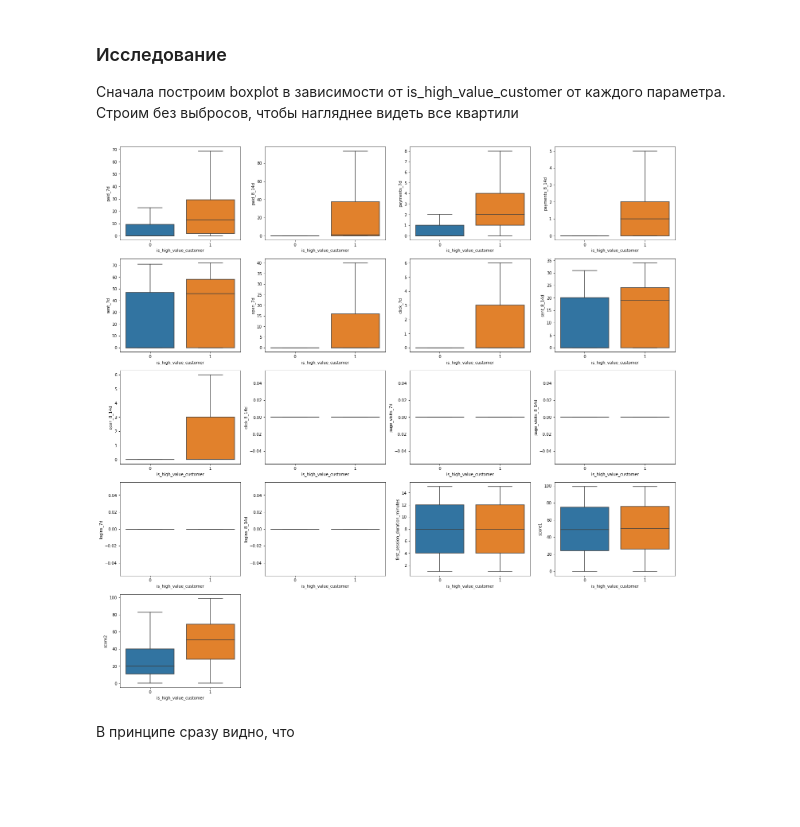
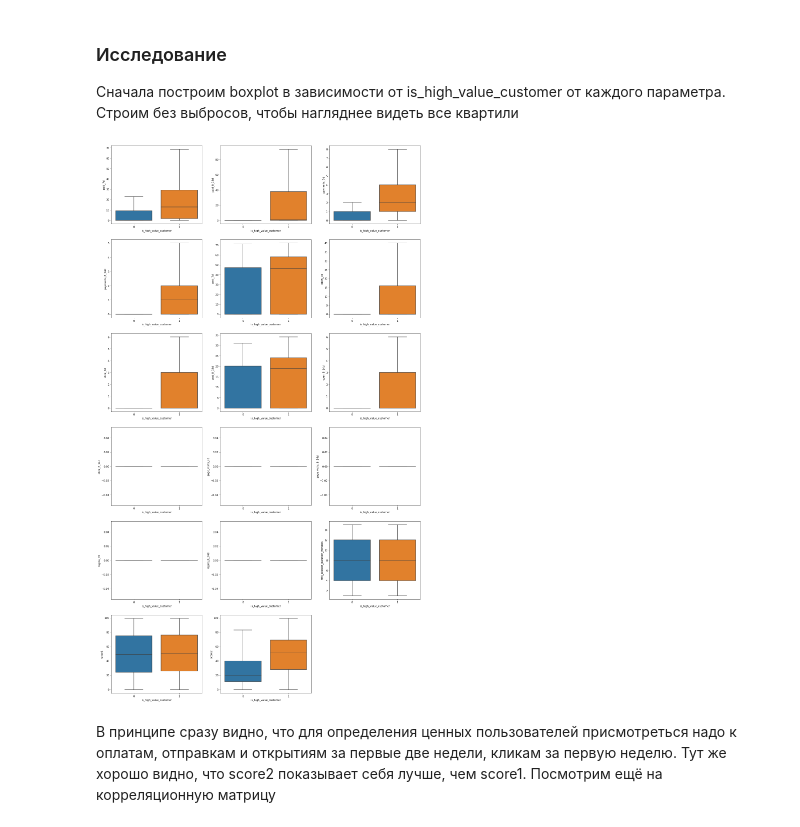
Before and after one commit to artsiom-bury/kit-code-test-exercise, a Jupyter notebook: test_exercise_kitcode.ipynb, the cells around one changed output. Saved outputs shown, nothing was run; the diff lists cells and outputs as text; code cells hidden in the pictures; blank space fills up the shorter version.

Commit message:
add sql_2, data exploration, criteria

```diff
--- a/test_exercise_kitcode.ipynb
+++ b/test_exercise_kitcode.ipynb
@@ -153,25 +181,23 @@ len(df[~(((df['paid_7d']!=0) & (df['payments_7d']!=0) & (df['first_payment_date'
 # %% [markdown]
 Всё сходится, если есть оплаты, то есть и даты первого/последнего платежа, если оплат нет, то дат тоже нет. Удалим тестовых пользователей и перейдем к исследованию данных
 # %%
-df = df[df['is_test_user']==0]
+df = df[df['is_test_user']==0].copy()
 # %% [markdown]
 ### Исследование
 Сначала построим boxplot в зависимости от is_high_value_customer от каждого параметра. Строим без выбросов, чтобы нагляднее видеть все квартили
 # %%
 plot_df = df[['is_high_value_customer', 'paid_7d', 'paid_8_14d', 'payments_7d', 'payments_8_14d', 'sent_7d',
        'open_7d', 'click_7d', 'sent_8_14d', 'open_8_14d', 'click_8_14d',
        'page_visits_7d', 'page_visits_8_14d', 'logins_7d', 'logins_8_14d',
        'first_session_duration_minutes', 'score1', 'score2']]
-n_rows=5
-n_cols=4
-# Create the subplots
-fig, axes = plt.subplots(nrows=n_rows, ncols=n_cols, figsize=(25, 25))
+
+fig, axes = plt.subplots(nrows=6, ncols=3, figsize=(22, 40))
 
 for i, column in enumerate(plot_df.columns[1:]):
-    sns.boxplot(data=plot_df, x="is_high_value_customer", y=column,ax=axes[i//n_cols,i%n_cols], showfliers=False)
+    sns.boxplot(data=plot_df, x="is_high_value_customer", y=column,ax=axes[i//3,i%3], showfliers=False)
 [fig.delaxes(ax) for ax in axes.flatten() if not ax.has_data()]
 plt.show()
 # %% [output]
-[figure, old version]
+[figure, new version]
 # %% [markdown]
-В принципе сразу видно, что
+В принципе сразу видно, что для определения ценных пользователей присмотреться надо к оплатам, отправкам и открытиям за первые две недели, кликам за первую неделю. Тут же хорошо видно, что score2 показывает себя лучше, чем score1. Посмотрим ещё на корреляционную матрицу
```
Also changed, not shown: parts of 19 cells of this notebook, 1 other file.
